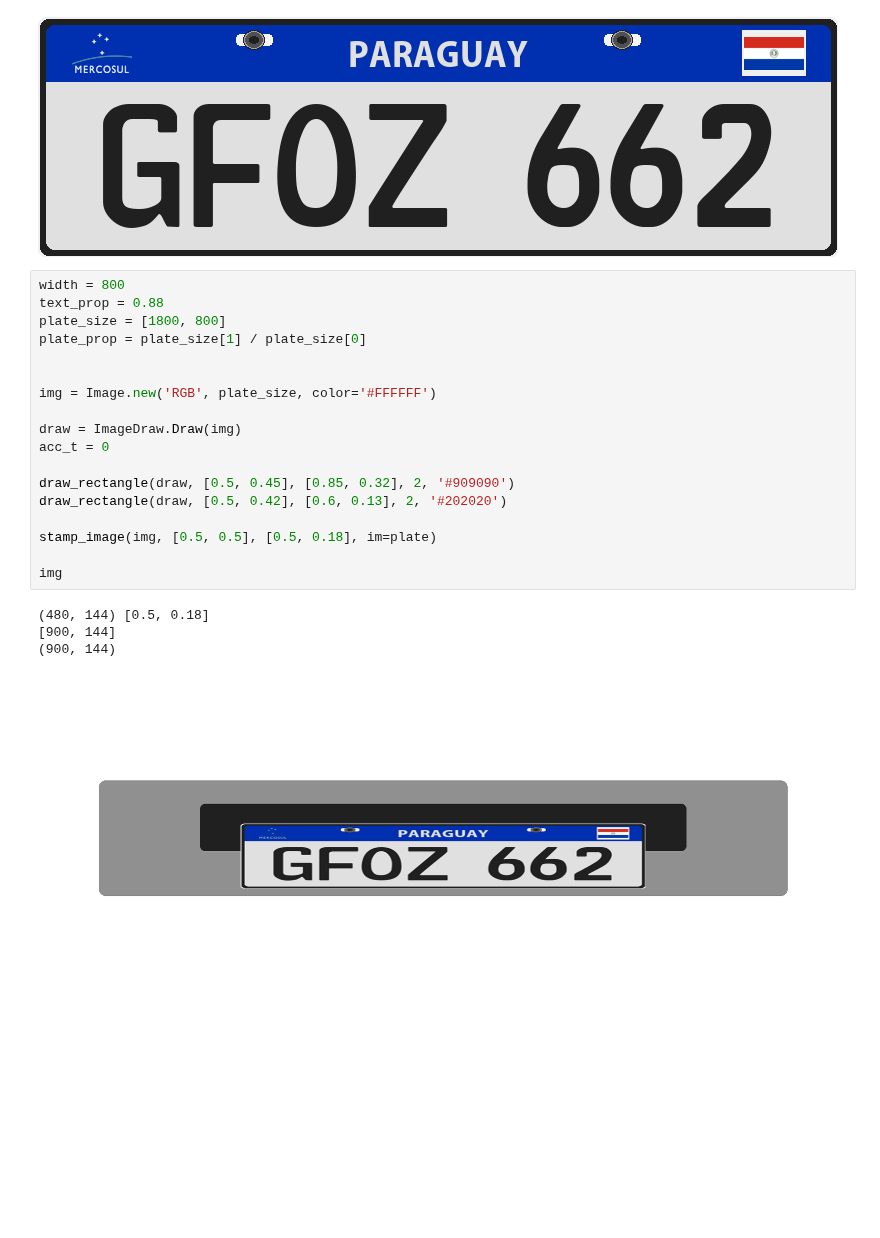
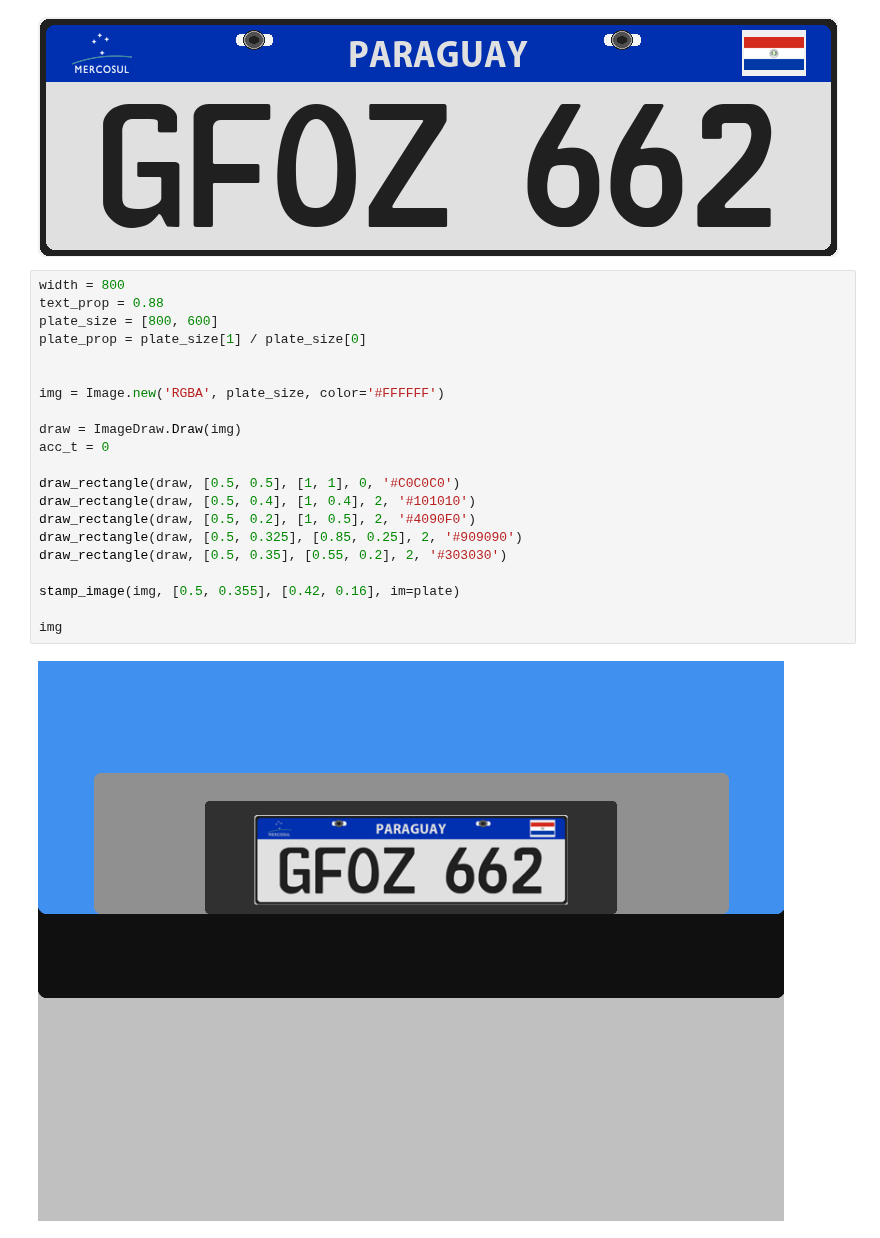
Before and after one commit to samgguimaraes/licence-place-gen, a Jupyter notebook: notebook/img_gen.ipynb, the cells around one changed output. Saved outputs shown, nothing was run; the diff lists cells and outputs as text; blank space fills up the shorter version.

```diff
--- a/notebook/img_gen.ipynb
+++ b/notebook/img_gen.ipynb
@@ -337,23 +333,23 @@ plate
 # %%
 width = 800
 text_prop = 0.88
-plate_size = [1800, 800]
+plate_size = [800, 600]
 plate_prop = plate_size[1] / plate_size[0]
 
 
-img = Image.new('RGB', plate_size, color='#FFFFFF')
+img = Image.new('RGBA', plate_size, color='#FFFFFF')
 
 draw = ImageDraw.Draw(img)
 acc_t = 0
 
-draw_rectangle(draw, [0.5, 0.45], [0.85, 0.32], 2, '#909090')
-draw_rectangle(draw, [0.5, 0.42], [0.6, 0.13], 2, '#202020')
+draw_rectangle(draw, [0.5, 0.5], [1, 1], 0, '#C0C0C0')
+draw_rectangle(draw, [0.5, 0.4], [1, 0.4], 2, '#101010')
+draw_rectangle(draw, [0.5, 0.2], [1, 0.5], 2, '#4090F0')
+draw_rectangle(draw, [0.5, 0.325], [0.85, 0.25], 2, '#909090')
+draw_rectangle(draw, [0.5, 0.35], [0.55, 0.2], 2, '#303030')
 
-stamp_image(img, [0.5, 0.5], [0.5, 0.18], im=plate)
+stamp_image(img, [0.5, 0.355], [0.42, 0.16], im=plate)
 
 img
 # %% [output]
-(480, 144) [0.5, 0.18]
-[900, 144]
-(900, 144)
-[figure, old version]
+[figure, new version]
```
Also changed, not shown: parts of 4 cells of this notebook, 2 other files.
